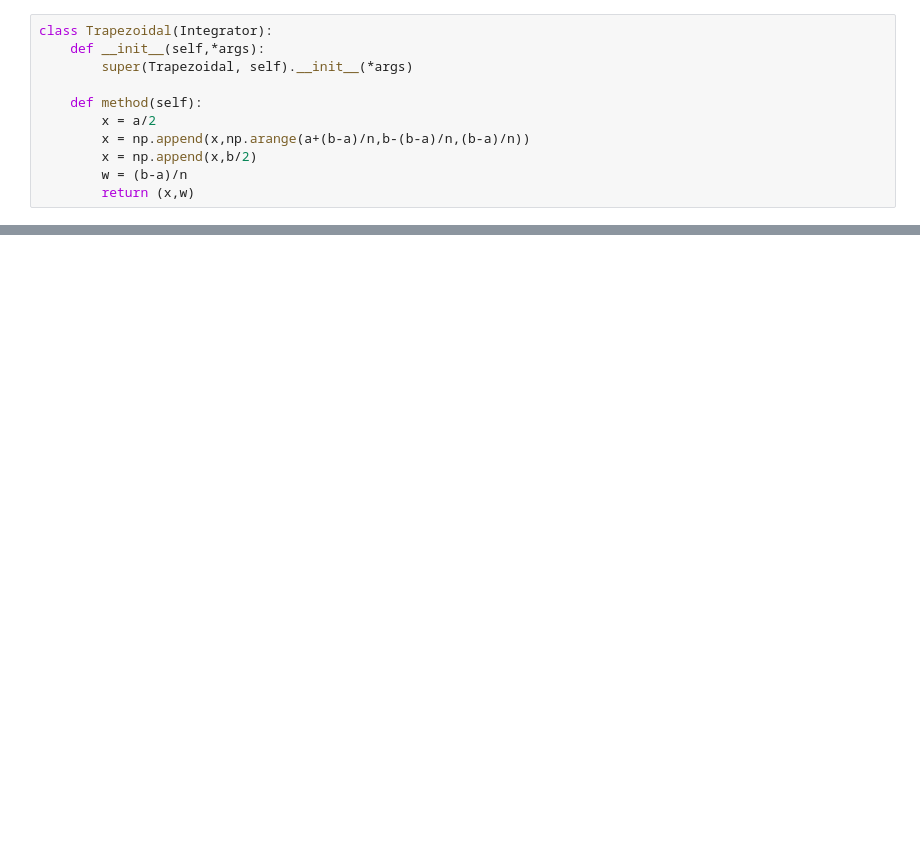
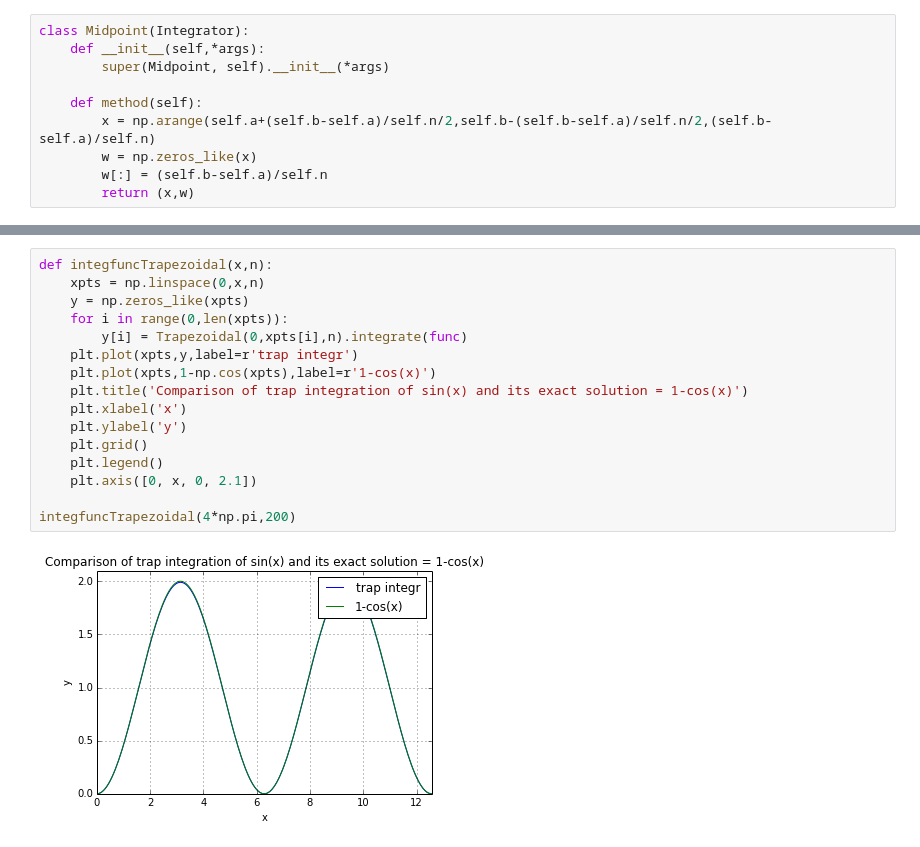
Before and after one commit to eabrasse/2014_Astr599_HW, a Jupyter notebook: shirleyswirley/Leung_HW2.ipynb, the cells around one changed output, grey strips where cells are left out. Drawn from its saved outputs; the diff is of its cells as text; blank space fills up the shorter version.

```diff
--- a/shirleyswirley/Leung_HW2.ipynb
+++ b/shirleyswirley/Leung_HW2.ipynb
@@ -19,11 +51,10 @@ class Integrator(object):
 # %%
-class Trapezoidal(Integrator):
+class Midpoint(Integrator):
     def __init__(self,*args):
-        super(Trapezoidal, self).__init__(*args)
+        super(Midpoint, self).__init__(*args)
 
     def method(self):
-        x = a/2
-        x = np.append(x,np.arange(a+(b-a)/n,b-(b-a)/n,(b-a)/n))
-        x = np.append(x,b/2)
-        w = (b-a)/n
+        x = np.arange(self.a+(self.b-self.a)/self.n/2,self.b-(self.b-self.a)/self.n/2,(self.b-self.a)/self.n)
+        w = np.zeros_like(x)
+        w[:] = (self.b-self.a)/self.n
         return (x,w)
@@ -65,0 +89,18 @@ integfuncMidpoint(10.,5.)
+# %%
+def integfuncTrapezoidal(x,n):
+    xpts = np.linspace(0,x,n)
+    y = np.zeros_like(xpts)
+    for i in range(0,len(xpts)):
+        y[i] = Trapezoidal(0,xpts[i],n).integrate(func)
+    plt.plot(xpts,y,label=r'trap integr')
+    plt.plot(xpts,1-np.cos(xpts),label=r'1-cos(x)')
+    plt.title('Comparison of trap integration of sin(x) and its exact solution = 1-cos(x)')
+    plt.xlabel('x')
+    plt.ylabel('y')
+    plt.grid()
+    plt.legend()
+    plt.axis([0, x, 0, 2.1])
+
+integfuncTrapezoidal(4*np.pi,200)
+# %% [output]
+[figure, added]
```
Also changed, not shown: parts of 16 cells of this notebook.
